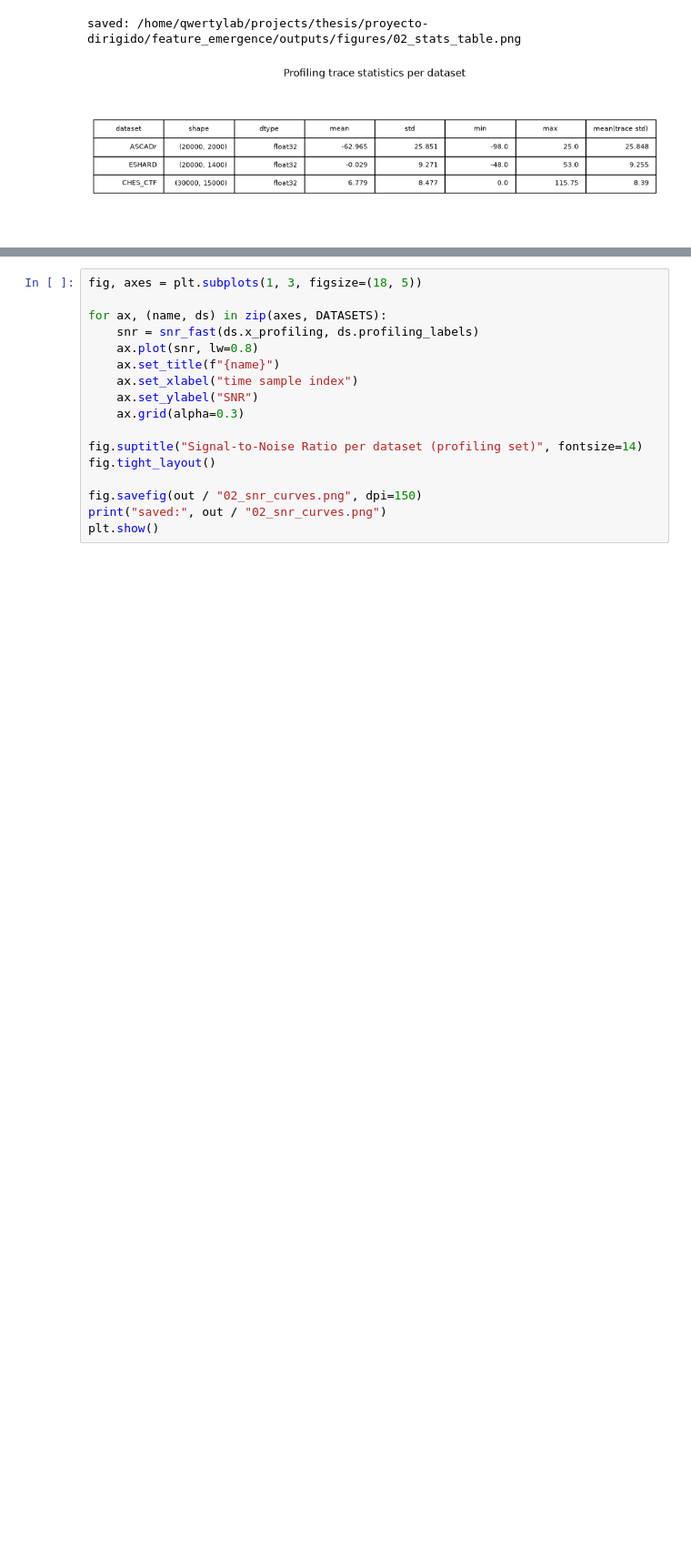
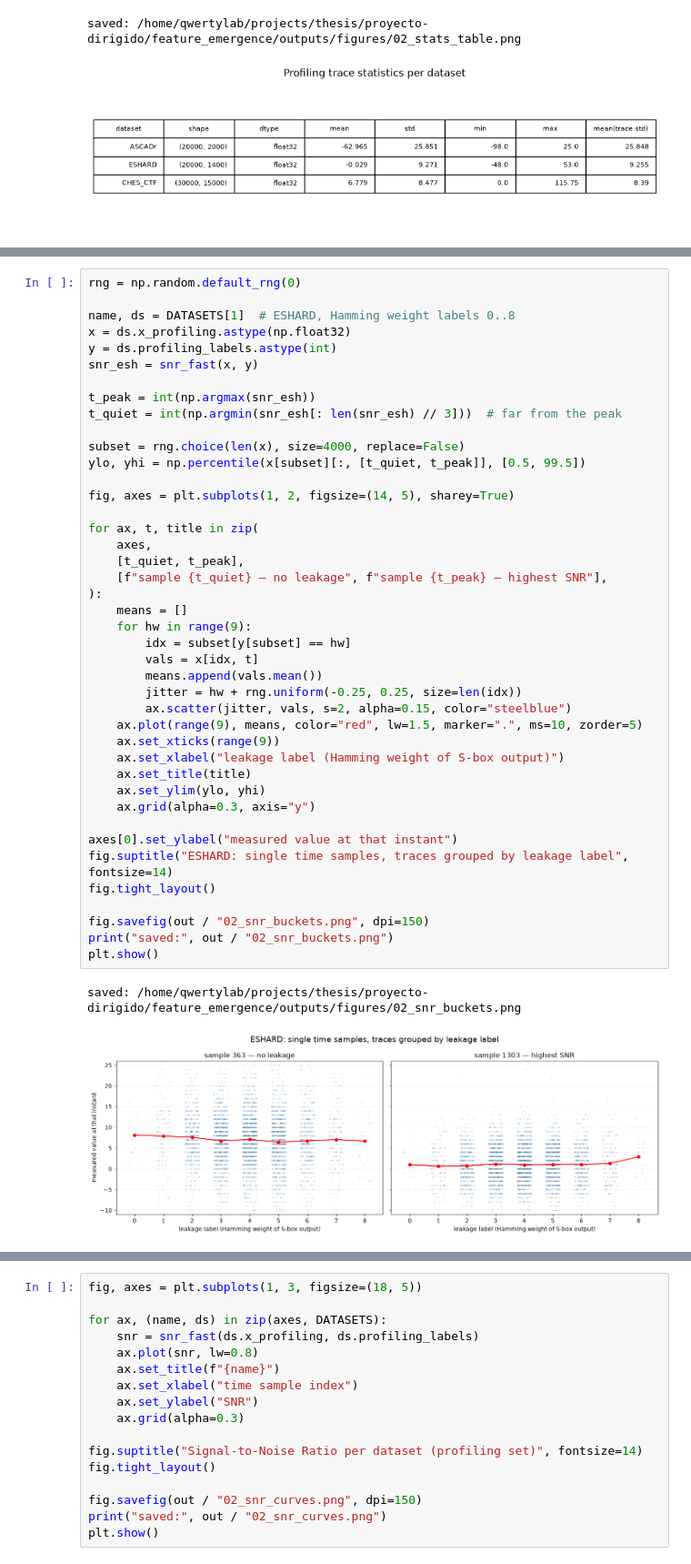
Before and after one commit to teravon/feature_emergence, a Jupyter notebook: docs/notebooks/01_the_data.ipynb, the cells around one changed output, grey strips where cells are left out. Shown at 91% size. Cells and saved outputs as stored; diff of their text form; blank space fills up the shorter version.

Commit message:
feat(analysis): add SNR bucket and annotated SNR figures

```diff
--- a/docs/notebooks/01_the_data.ipynb
+++ b/docs/notebooks/01_the_data.ipynb
@@ -216,0 +246,45 @@ saved: /home/qwertylab/projects/thesis/proyecto-dirigido/feature_emergence/outpu
+# %%
+rng = np.random.default_rng(0)
+
+name, ds = DATASETS[1]  # ESHARD, Hamming weight labels 0..8
+x = ds.x_profiling.astype(np.float32)
+y = ds.profiling_labels.astype(int)
+snr_esh = snr_fast(x, y)
+
+t_peak = int(np.argmax(snr_esh))
+t_quiet = int(np.argmin(snr_esh[: len(snr_esh) // 3]))  # far from the peak
+
+subset = rng.choice(len(x), size=4000, replace=False)
+ylo, yhi = np.percentile(x[subset][:, [t_quiet, t_peak]], [0.5, 99.5])
+
+fig, axes = plt.subplots(1, 2, figsize=(14, 5), sharey=True)
+
+for ax, t, title in zip(
+    axes,
+    [t_quiet, t_peak],
+    [f"sample {t_quiet} — no leakage", f"sample {t_peak} — highest SNR"],
+):
+    means = []
+    for hw in range(9):
+        idx = subset[y[subset] == hw]
+        vals = x[idx, t]
+        means.append(vals.mean())
+        jitter = hw + rng.uniform(-0.25, 0.25, size=len(idx))
+        ax.scatter(jitter, vals, s=2, alpha=0.15, color="steelblue")
+    ax.plot(range(9), means, color="red", lw=1.5, marker=".", ms=10, zorder=5)
+    ax.set_xticks(range(9))
+    ax.set_xlabel("leakage label (Hamming weight of S-box output)")
+    ax.set_title(title)
+    ax.set_ylim(ylo, yhi)
+    ax.grid(alpha=0.3, axis="y")
+
+axes[0].set_ylabel("measured value at that instant")
+fig.suptitle("ESHARD: single time samples, traces grouped by leakage label", fontsize=14)
+fig.tight_layout()
+
+fig.savefig(out / "02_snr_buckets.png", dpi=150)
+print("saved:", out / "02_snr_buckets.png")
+plt.show()
+# %% [output]
+saved: /home/qwertylab/projects/thesis/proyecto-dirigido/feature_emergence/outputs/figures/02_snr_buckets.png
+[figure, added]
```
Also changed, not shown: parts of 5 cells of this notebook, 3 other files.
